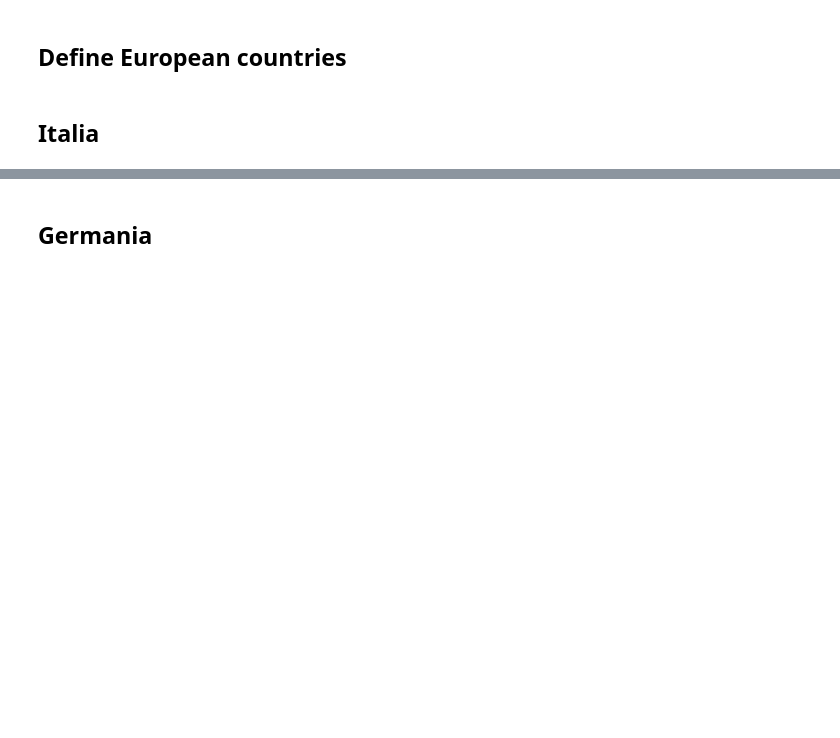
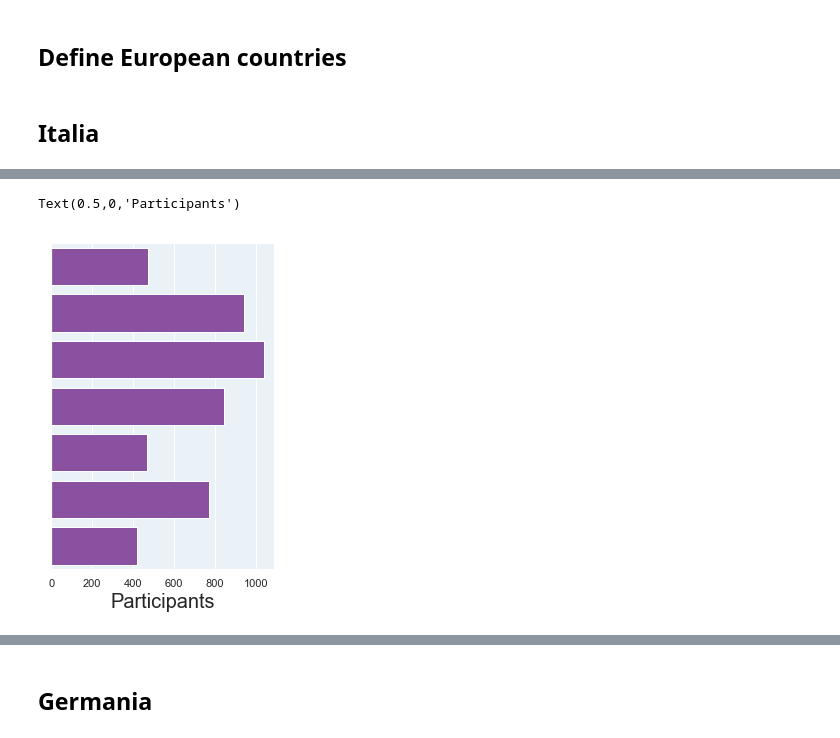
Before and after one commit to maxi93/NeoMeetup, a Jupyter notebook: Visualizations/Heatmap_event_weekdays.ipynb, the cells around one changed output, grey strips where cells are left out. Saved outputs shown, nothing was run; the diff lists cells and outputs as text; code cells hidden in the pictures; blank space fills up the shorter version.

```diff
--- a/Visualizations/Heatmap_event_weekdays.ipynb
+++ b/Visualizations/Heatmap_event_weekdays.ipynb
@@ -172,0 +182,18 @@ Text(138.453,0.5,'Weekdays')
+# %%
+df_ita_date = df_ita[['day','dtime', 'partecipanti']]
+df_ita_date['day'] = pd.Categorical(df_ita_date['day'],
+                                ["Monday", "Tuesday", "Wednesday", "Thursday", "Friday", "Saturday", "Sunday"])
+df_ita_day = df_ita[['day','partecipanti']].groupby('day', as_index = False).sum()
+df_ita_time = df_ita[['dtime', 'partecipanti']].groupby('dtime', as_index = False).sum()
+rcParams['figure.figsize'] = 4,6
+sns.set(rc = {'axes.facecolor' : '#EAF2F8','axes.edgecolor' : 'white',
+              'grid.linewidth': 1, 'grid.color':'white'})
+sns.despine(left = True, bottom = True)
+ax1_ita = sns.barplot('partecipanti', 'day', data = df_ita_day, color = '#8E44AD', order = ['Monday', 'Thursday', 'Wednesday',
+                                                                               'Tuesday', 'Friday', 'Saturday', 'Sunday'])
+ax1_ita.set_ylabel('')
+ax1_ita.set(yticklabels = [])
+ax1_ita.set_xlabel("Participants", fontsize = 20)
+# %% [output]
+Text(0.5,0,'Participants')
+[figure, added]
```
Also changed, not shown: parts of 13 cells of this notebook.
